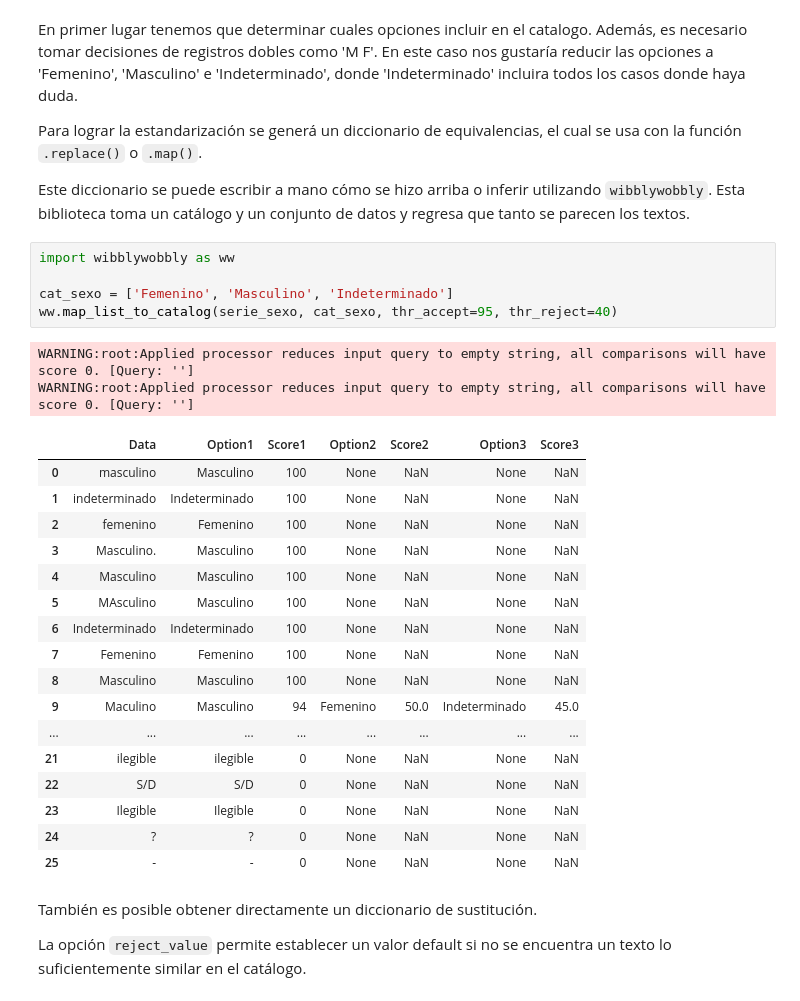
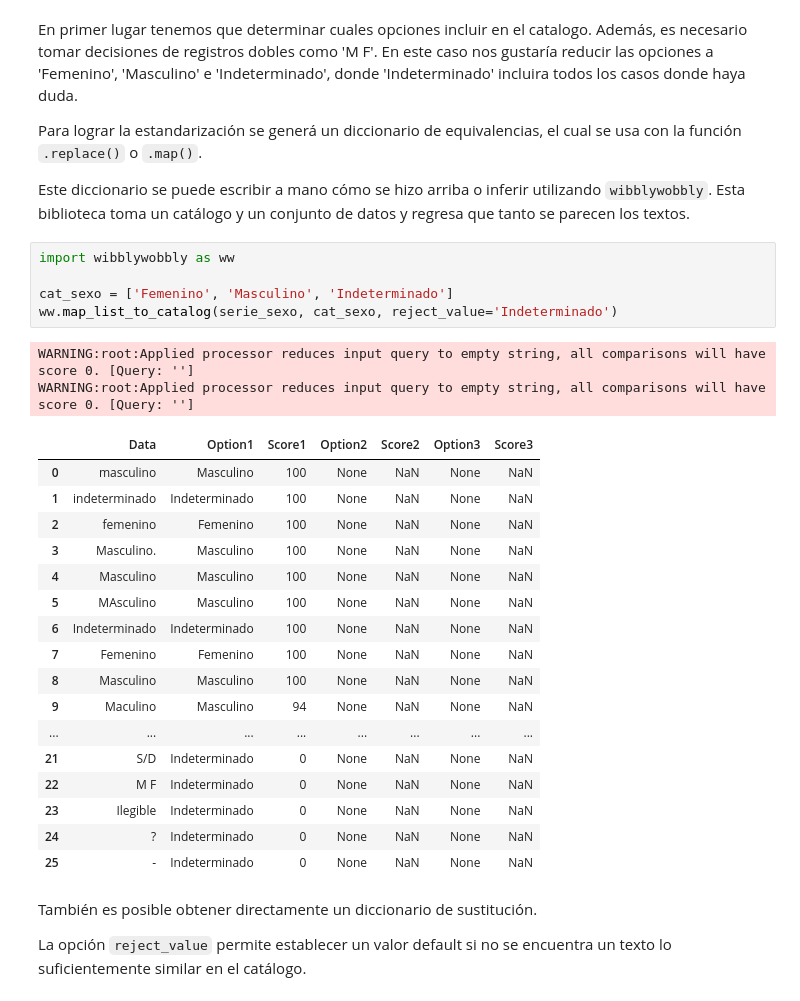
Before and after one commit to mar-esther23/CursoPandas2023, a Jupyter notebook: CP4-Limpieza.ipynb, the cells around one changed output. Drawn from its saved outputs; the diff is of its cells as text.

```diff
--- a/CP4-Limpieza.ipynb
+++ b/CP4-Limpieza.ipynb
@@ -869,28 +867,28 @@ Este diccionario se puede escribir a mano cómo se hizo arriba o inferir utiliza
 # %%
 import wibblywobbly as ww
 
 cat_sexo = ['Femenino', 'Masculino', 'Indeterminado']
-ww.map_list_to_catalog(serie_sexo, cat_sexo, thr_accept=95, thr_reject=40)
+ww.map_list_to_catalog(serie_sexo, cat_sexo, reject_value='Indeterminado')
 # %% [output]
 WARNING:root:Applied processor reduces input query to empty string, all comparisons will have score 0. [Query: '']
 WARNING:root:Applied processor reduces input query to empty string, all comparisons will have score 0. [Query: '']
 |  | Data | Option1 | Score1 | Option2 | Score2 | Option3 | Score3 |
 | 0 | masculino | Masculino | 100 | None | NaN | None | NaN |
 | 1 | indeterminado | Indeterminado | 100 | None | NaN | None | NaN |
 | 2 | femenino | Femenino | 100 | None | NaN | None | NaN |
 | 3 | Masculino. | Masculino | 100 | None | NaN | None | NaN |
 | 4 | Masculino | Masculino | 100 | None | NaN | None | NaN |
 | 5 | MAsculino | Masculino | 100 | None | NaN | None | NaN |
 | 6 | Indeterminado | Indeterminado | 100 | None | NaN | None | NaN |
 | 7 | Femenino | Femenino | 100 | None | NaN | None | NaN |
 | 8 | Masculino | Masculino | 100 | None | NaN | None | NaN |
-| 9 | Maculino | Masculino | 94 | Femenino | 50.0 | Indeterminado | 45.0 |
+| 9 | Maculino | Masculino | 94 | None | NaN | None | NaN |
 | ... | ... | ... | ... | ... | ... | ... | ... |
-| 21 | ilegible | ilegible | 0 | None | NaN | None | NaN |
-| 22 | S/D | S/D | 0 | None | NaN | None | NaN |
-| 23 | Ilegible | Ilegible | 0 | None | NaN | None | NaN |
-| 24 | ? | ? | 0 | None | NaN | None | NaN |
-| 25 | - | - | 0 | None | NaN | None | NaN |
+| 21 | S/D | Indeterminado | 0 | None | NaN | None | NaN |
+| 22 | M F | Indeterminado | 0 | None | NaN | None | NaN |
+| 23 | Ilegible | Indeterminado | 0 | None | NaN | None | NaN |
+| 24 | ? | Indeterminado | 0 | None | NaN | None | NaN |
+| 25 | - | Indeterminado | 0 | None | NaN | None | NaN |
 # %% [markdown]
 También es posible obtener directamente un diccionario de sustitución.
 
```
Also changed, not shown: parts of 18 cells of this notebook.
